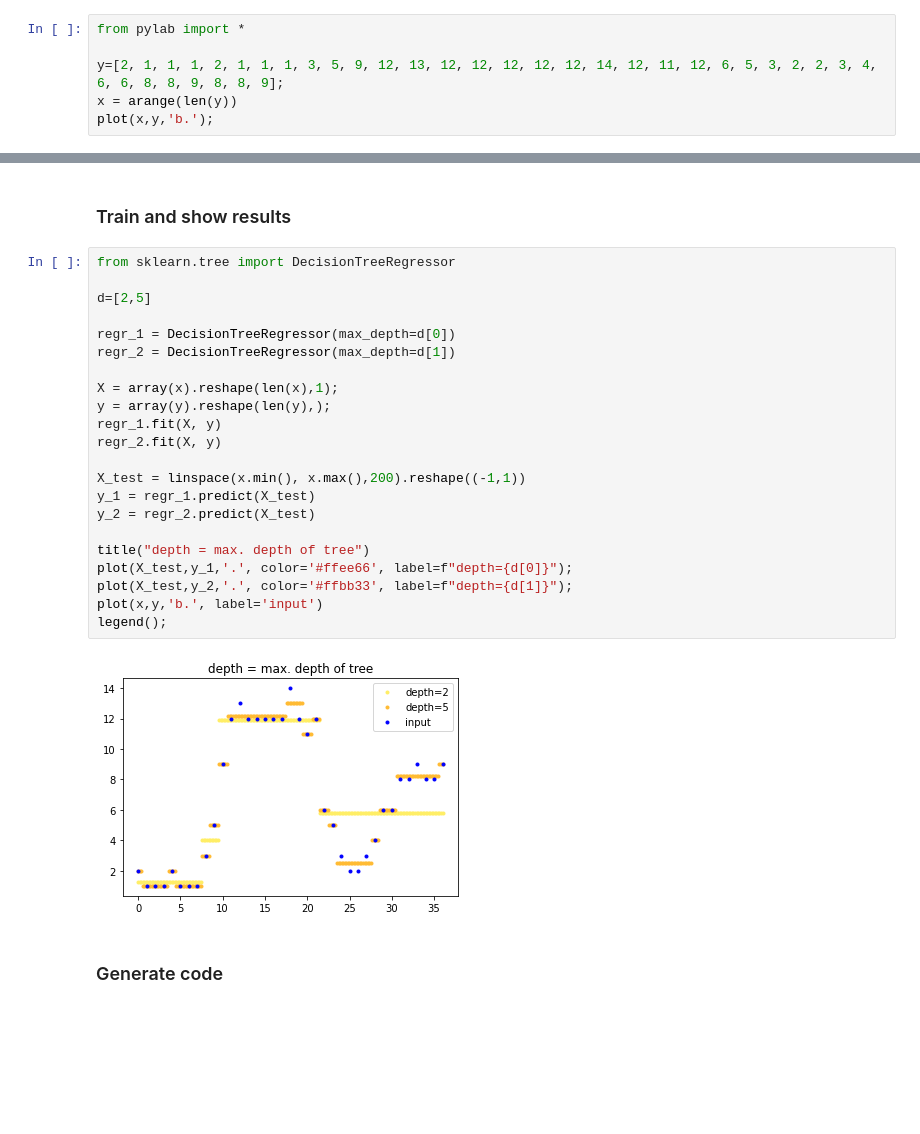
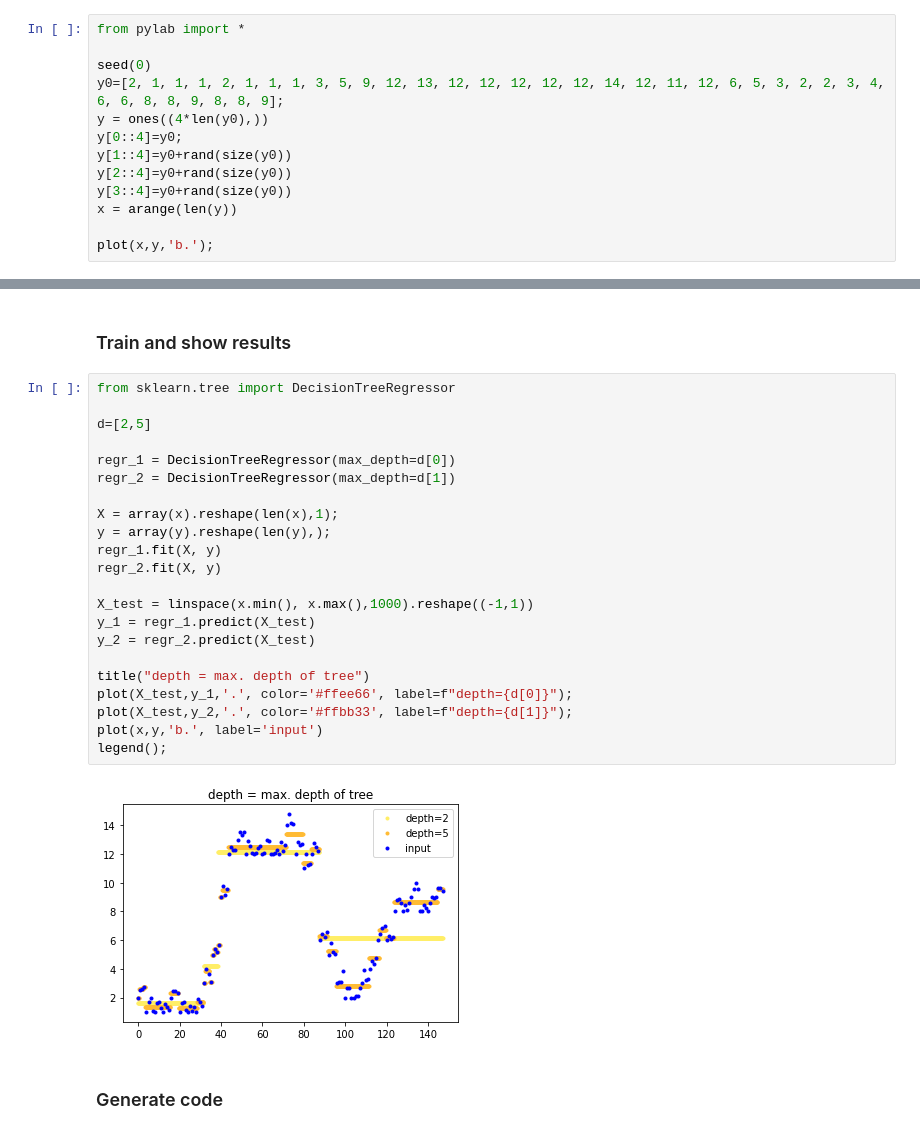
Before and after one commit to goto40/woodland, a Jupyter notebook: woodland_book/regression_trees.ipynb, the cells around one changed output, grey strips where cells are left out. Drawn from its saved outputs; the diff is of its cells as text; blank space fills up the shorter version.

```diff
--- a/woodland_book/regression_trees.ipynb
+++ b/woodland_book/regression_trees.ipynb
@@ -9,7 +9,14 @@ Nett: https://www.youtube.com/watch?v=g9c66TUylZ4
 # %%
 from pylab import *
 
-y=[2, 1, 1, 1, 2, 1, 1, 1, 3, 5, 9, 12, 13, 12, 12, 12, 12, 12, 14, 12, 11, 12, 6, 5, 3, 2, 2, 3, 4, 6, 6, 8, 8, 9, 8, 8, 9];
+seed(0)
+y0=[2, 1, 1, 1, 2, 1, 1, 1, 3, 5, 9, 12, 13, 12, 12, 12, 12, 12, 14, 12, 11, 12, 6, 5, 3, 2, 2, 3, 4, 6, 6, 8, 8, 9, 8, 8, 9];
+y = ones((4*len(y0),))
+y[0::4]=y0;
+y[1::4]=y0+rand(size(y0))
+y[2::4]=y0+rand(size(y0))
+y[3::4]=y0+rand(size(y0))
 x = arange(len(y))
+
 plot(x,y,'b.');
 # %% [output]
@@ -19,27 +26,27 @@ plot(x,y,'b.');
 # %%
 from sklearn.tree import DecisionTreeRegressor
 
 d=[2,5]
 
 regr_1 = DecisionTreeRegressor(max_depth=d[0])
 regr_2 = DecisionTreeRegressor(max_depth=d[1])
 
 X = array(x).reshape(len(x),1);
 y = array(y).reshape(len(y),);
 regr_1.fit(X, y)
 regr_2.fit(X, y)
 
-X_test = linspace(x.min(), x.max(),200).reshape((-1,1))
+X_test = linspace(x.min(), x.max(),1000).reshape((-1,1))
 y_1 = regr_1.predict(X_test)
 y_2 = regr_2.predict(X_test)
 
 title("depth = max. depth of tree")
 plot(X_test,y_1,'.', color='#ffee66', label=f"depth={d[0]}");
 plot(X_test,y_2,'.', color='#ffbb33', label=f"depth={d[1]}");
 plot(x,y,'b.', label='input')
 legend();
 # %% [output]
-[figure, old version]
+[figure, new version]
 # %% [markdown]
 ### Generate code
 # %%
```
Also changed, not shown: parts of 7 cells of this notebook.
